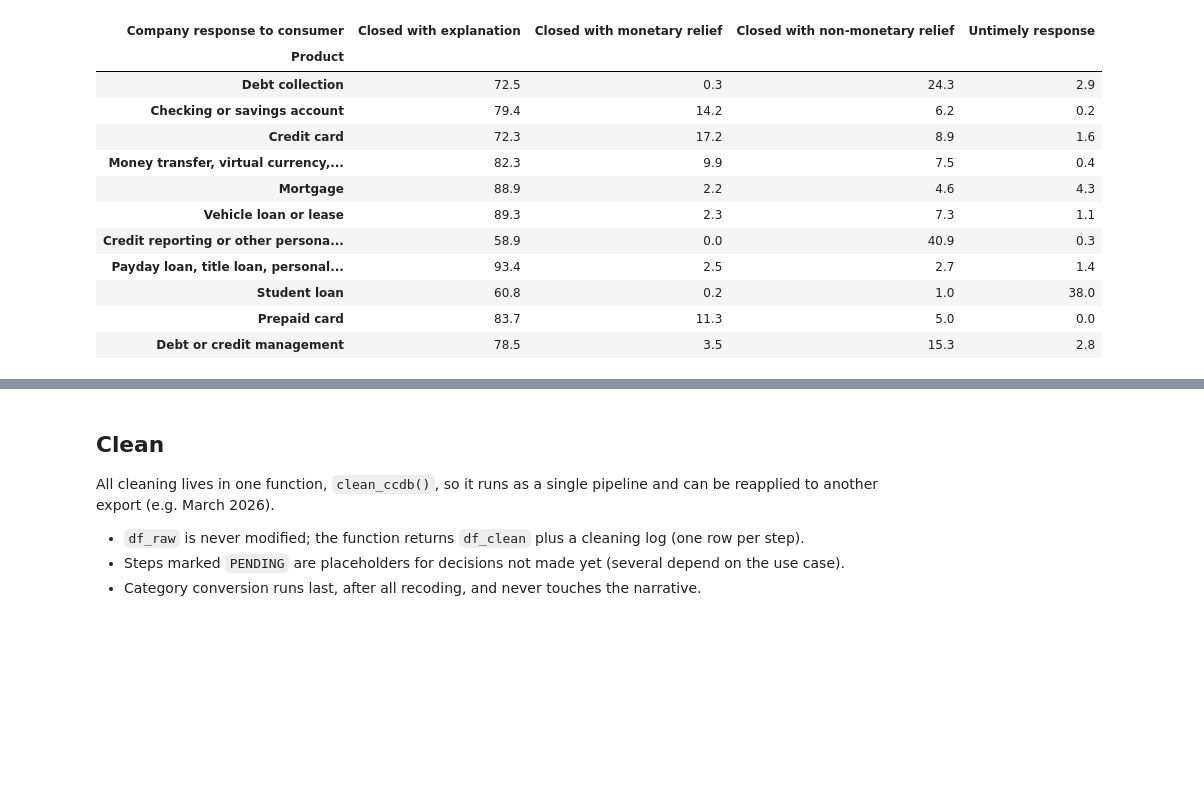
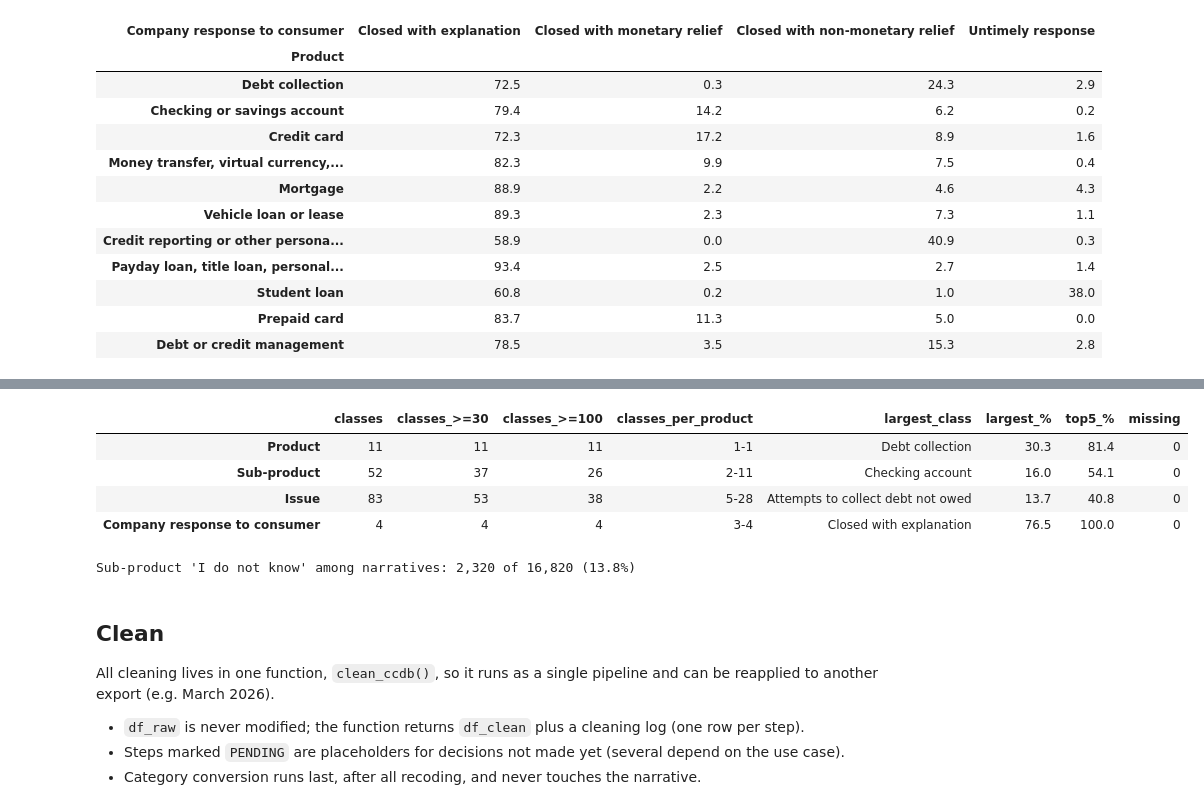
Before and after one commit to wynnther-triho/INFO-4340-Final-Project-CCDB, a Jupyter notebook: notebooks/final_project.ipynb, the cells around one changed output, grey strips where cells are left out. Drawn from its saved outputs; the diff is of its cells as text; code cells hidden in the pictures; blank space fills up the shorter version.

```diff
--- a/notebooks/final_project.ipynb
+++ b/notebooks/final_project.ipynb
@@ -355,3 +362,39 @@ Complaints with a narrative: 16,820 of 620,794 (2.7%)
+# %%
+# --- Explore: target candidates (narrative subset) --------------------------
+TARGET_CANDIDATES = ["Product", "Sub-product", "Issue", "Company response to consumer"]
+MIN_CLASS_SMALL, MIN_CLASS_LARGE = 30, 100
+IDK = "I do not know"
+
+
+def describe_target(col):
+    """Class structure of one candidate target within the narrative subset."""
+    vc = df_narrative[col].value_counts()
+    per_product = df_narrative.groupby("Product")[col].nunique()
+    return {
+        "classes": len(vc),
+        f"classes_>={MIN_CLASS_SMALL}": int((vc >= MIN_CLASS_SMALL).sum()),
+        f"classes_>={MIN_CLASS_LARGE}": int((vc >= MIN_CLASS_LARGE).sum()),
+        "classes_per_product": f"{per_product.min()}-{per_product.max()}",
+        "largest_class": str(vc.index[0])[:45],
+        "largest_%": round(100 * vc.iloc[0] / vc.sum(), 1),
+        "top5_%": round(100 * vc.head(5).sum() / vc.sum(), 1),
+        "missing": int(df_narrative[col].isna().sum()),
+    }
+
+
+targets = pd.DataFrame({col: describe_target(col) for col in TARGET_CANDIDATES}).T
+display(targets)
+
+idk_narratives = (df_narrative["Sub-product"] == IDK).sum()
+print(f"Sub-product '{IDK}' among narratives: {idk_narratives:,} of {len(df_narrative):,} "
+      f"({idk_narratives / len(df_narrative):.1%})")
+# %% [output]
+|  | classes | classes_>=30 | classes_>=100 | classes_per_product | largest_class | largest_% | top5_% | missing |
+| Product | 11 | 11 | 11 | 1-1 | Debt collection | 30.3 | 81.4 | 0 |
+| Sub-product | 52 | 37 | 26 | 2-11 | Checking account | 16.0 | 54.1 | 0 |
+| Issue | 83 | 53 | 38 | 5-28 | Attempts to collect debt not owed | 13.7 | 40.8 | 0 |
+| Company response to consumer | 4 | 4 | 4 | 3-4 | Closed with explanation | 76.5 | 100.0 | 0 |
+Sub-product 'I do not know' among narratives: 2,320 of 16,820 (13.8%)
 # %% [markdown]
 ## Clean
 
```
Also changed, not shown: parts of 1 cell of this notebook.
